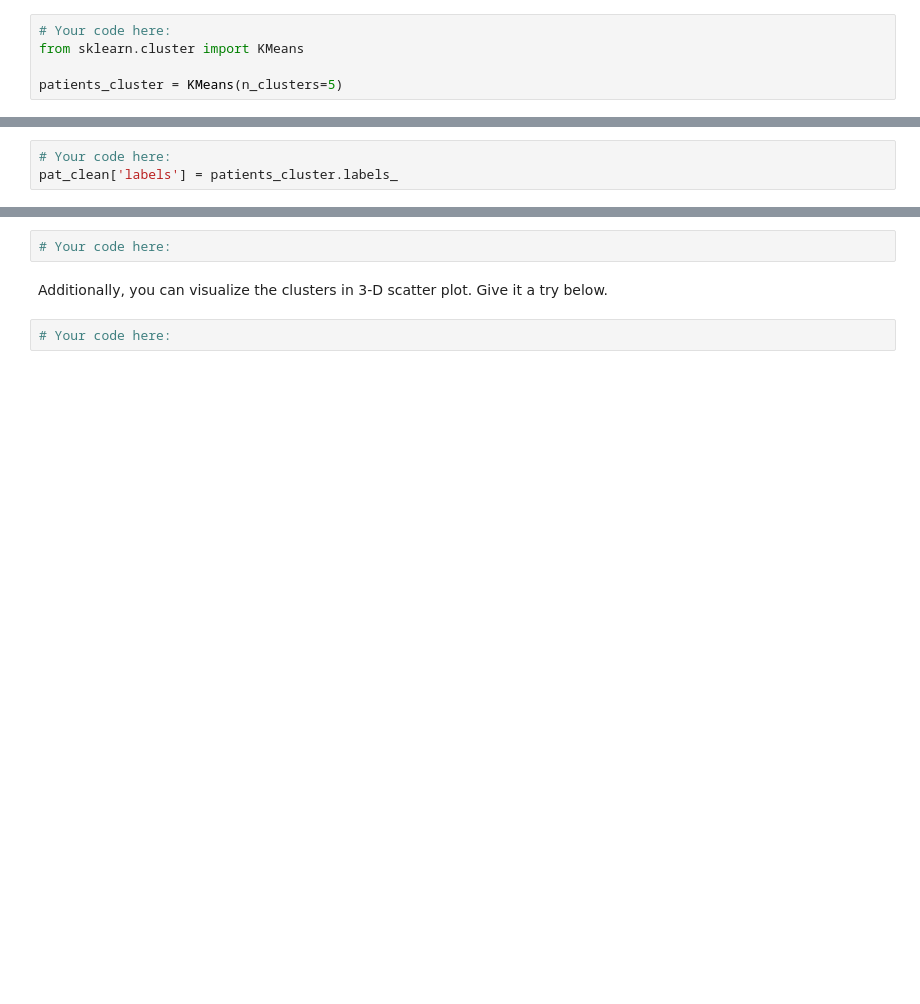
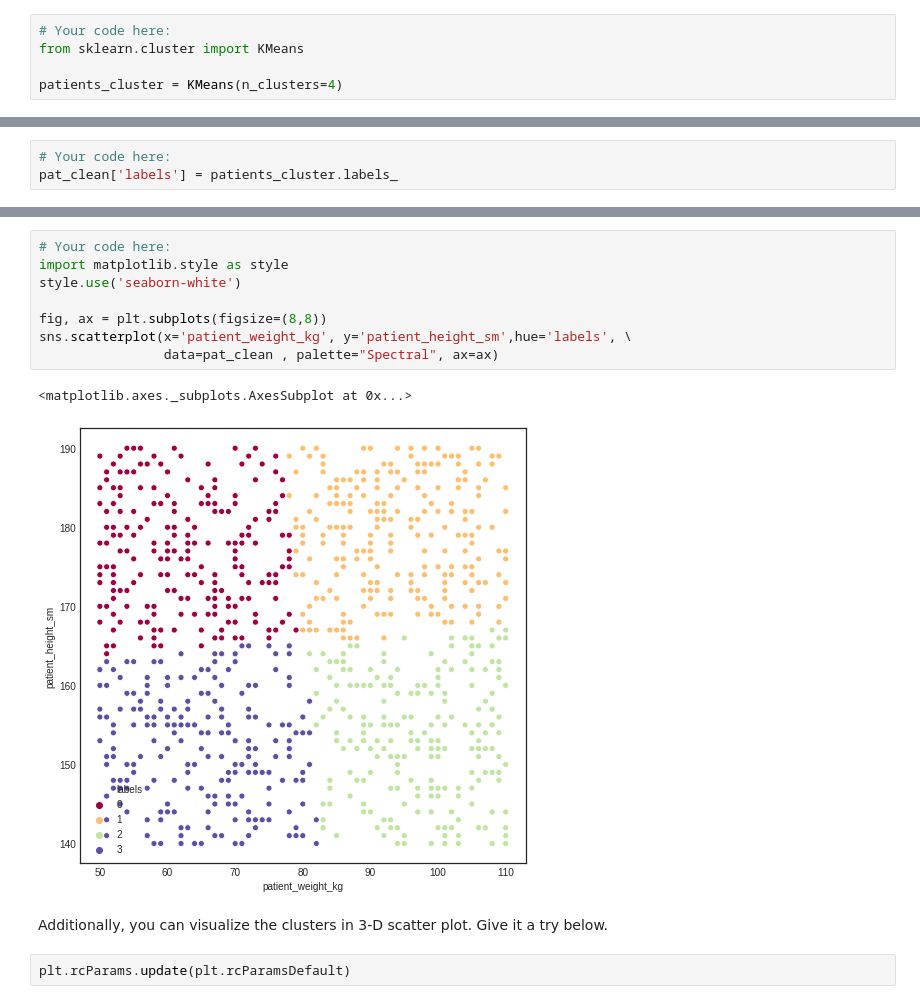
Before and after one commit to Salvinha-vlc/Data-Analytics-labs, a Jupyter notebook: Machine learning/lab-unsupervised-learning-and-sklearn/your-code/main.ipynb, the cells around one changed output, grey strips where cells are left out. Cells and saved outputs as stored; diff of their text form; blank space fills up the shorter version.

```diff
--- a/Machine learning/lab-unsupervised-learning-and-sklearn/your-code/main.ipynb
+++ b/Machine learning/lab-unsupervised-learning-and-sklearn/your-code/main.ipynb
@@ -555,5 +626,5 @@ We start by initializing and fitting a model in the cell below. Call this model
 # Your code here:
 from sklearn.cluster import KMeans
 
-patients_cluster = KMeans(n_clusters=5)
+patients_cluster = KMeans(n_clusters=4)
 # %%
@@ -583,9 +683,18 @@ How did k-means cluster the data? You can obtain an intuitive view with a scatte
 If the scatter plot does not make any sense to you, it means the features you chose to visualize are not the right ones. You should be able to see 4 clear clusters with different colors in your visualization that suggests how k-means had clustered your data.
 
 ![Cluster Visualization](../images/clusters.png)
-# %%
-# Your code here:
+# %%
+# Your code here:
+import matplotlib.style as style
+style.use('seaborn-white')
+
+fig, ax = plt.subplots(figsize=(8,8))
+sns.scatterplot(x='patient_weight_kg', y='patient_height_sm',hue='labels', \
+                data=pat_clean , palette="Spectral", ax=ax)
+# %% [output]
+<matplotlib.axes._subplots.AxesSubplot at 0x...>
+[figure, added]
 # %% [markdown]
 Additionally, you can visualize the clusters in 3-D scatter plot. Give it a try below.
-# %%
-# Your code here:
+# %%
+plt.rcParams.update(plt.rcParamsDefault)
```
Also changed, not shown: parts of 28 cells of this notebook.
